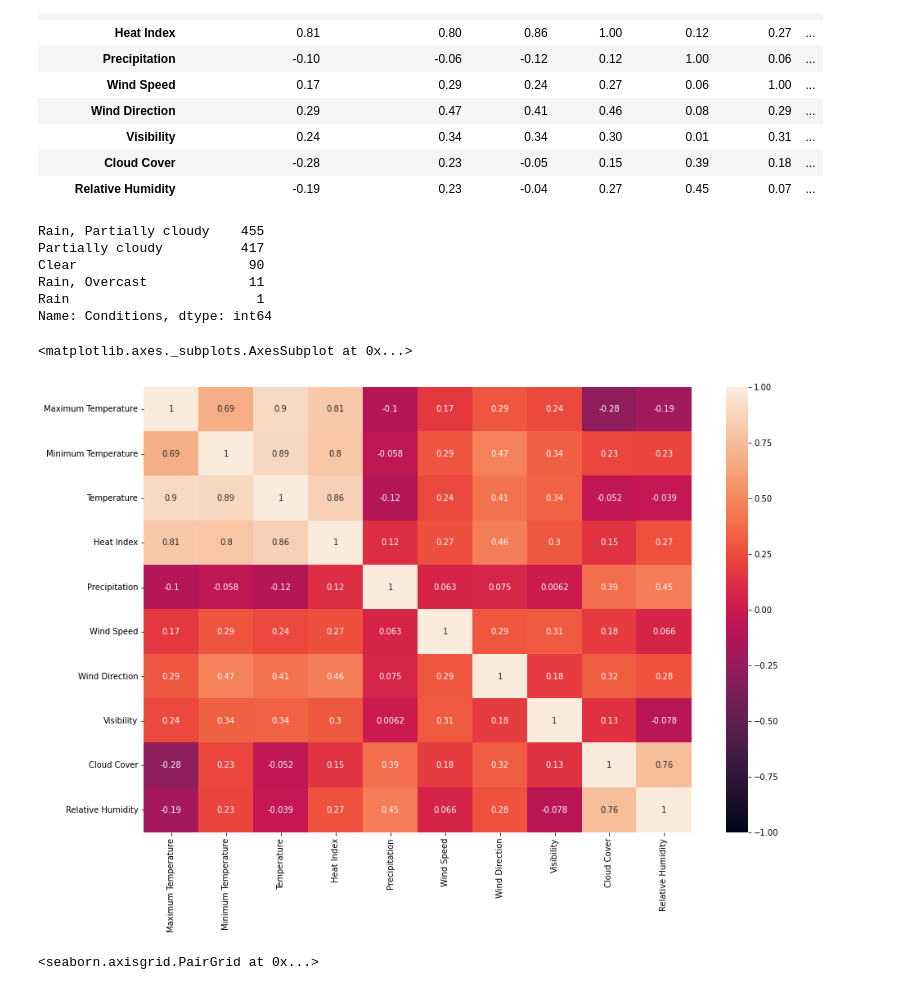
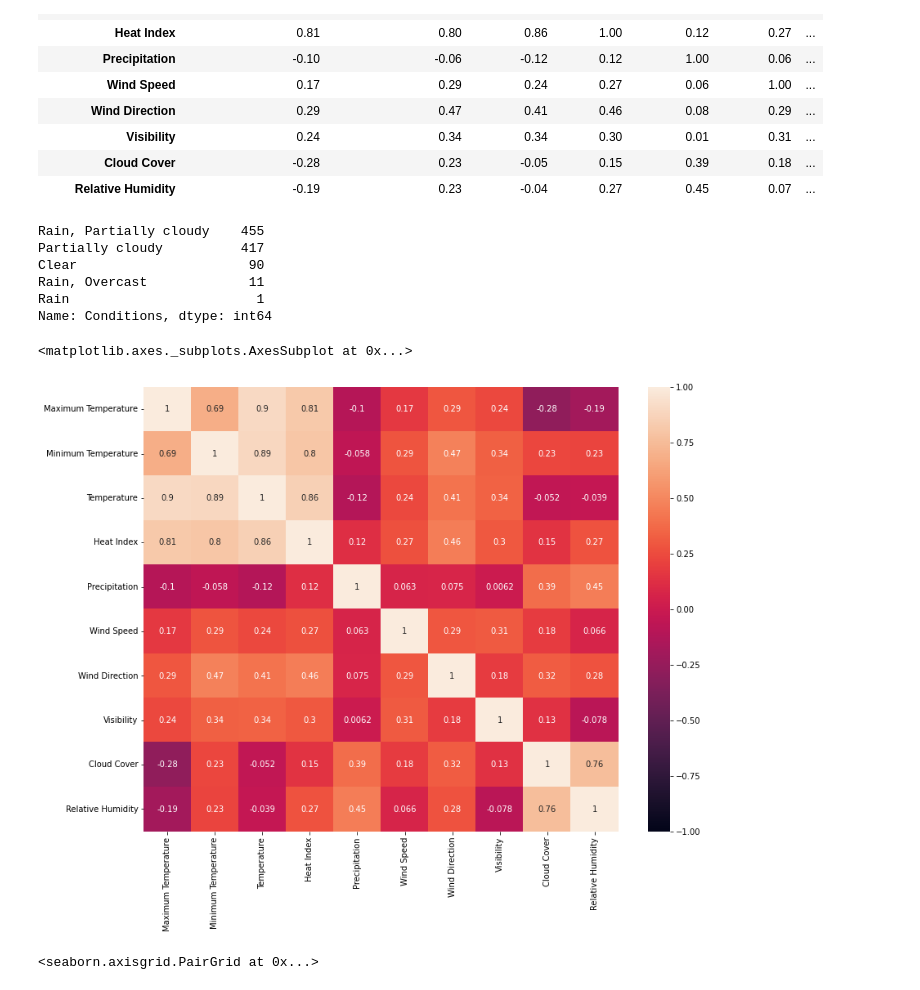
Before and after one commit to thedeenun/Weather-prediction, a Jupyter notebook: Weather_prediction.ipynb, the cells around one changed output. Saved outputs shown, nothing was run; the diff lists cells and outputs as text; code cells hidden in the pictures.

```diff
--- a/Weather_prediction.ipynb
+++ b/Weather_prediction.ipynb
@@ -39,8 +39,8 @@ Mounted at /content/drive
 import numpy as np
 import pandas as pd
 # %%
-dataset = pd.read_csv('/content/drive/MyDrive/Colab Notebooks/Dataset/WeatherHistory_data/WeatherHistory.csv')
-dataset
+df = pd.read_csv('/content/drive/MyDrive/Colab Notebooks/Dataset/WeatherHistory_data/WeatherHistory.csv')
+df
 # %% [output]
 |  | Name | Date time | Maximum Temperature | Minimum Temperature | Temperature | Wind Chill | Heat Index | ... |
 | 0 | Bangkok | 1/1/2019 | 29.4 | 21.2 | 25.3 | NaN | 30.5 | ... |
@@ -113,7 +101,7 @@ Relative Humidity        0
 Conditions               0
 dtype: int64
 # %%
-dataset.drop('Wind Chill', axis=1, inplace=True)
-dataset.drop('Snow', axis=1, inplace=True)
-dataset.drop('Snow Depth', axis=1, inplace=True)
-dataset.drop('Wind Gust', axis=1, inplace=True)
+df.drop('Wind Chill', axis=1, inplace=True) #Drop columns ที่มี missing value
+df.drop('Snow', axis=1, inplace=True)
+df.drop('Snow Depth', axis=1, inplace=True)
+df.drop('Wind Gust', axis=1, inplace=True)
@@ -176,0 +120,2 @@ dataset.tail()
+# %%
+df = df.fillna(round(df['Heat Index'].mean(), 2)) #แทนที่ NaN ด้วยค่า Mean ของ Heat Index
@@ -188,22 +150,22 @@ dataset.corr().round(2)
 | Visibility | 0.24 | 0.34 | 0.34 | 0.30 | 0.01 | 0.31 | ... |
 | Cloud Cover | -0.28 | 0.23 | -0.05 | 0.15 | 0.39 | 0.18 | ... |
 | Relative Humidity | -0.19 | 0.23 | -0.04 | 0.27 | 0.45 | 0.07 | ... |
+# %%
+df['Conditions'].value_counts() #count class label
+# %% [output]
+Rain, Partially cloudy    455
+Partially cloudy          417
+Clear                      90
+Rain, Overcast             11
+Rain                        1
+Name: Conditions, dtype: int64
 # %%
 import matplotlib.pyplot as plt
 import seaborn as sns
-# %%
-dataset['Conditions'].value_counts()
-# %% [output]
-Rain, Partially cloudy    455
-Partially cloudy          417
-Clear                      90
-Rain, Overcast             11
-Rain                        1
-Name: Conditions, dtype: int64
 # %%
-plt.figure(figsize=(15,10))
-sns.heatmap(dataset.corr(), vmin=-1, vmax=1, annot=True)
+plt.figure(figsize=(13,10))
+sns.heatmap(df.corr(), vmin=-1, vmax=1, annot=True)
 # %% [output]
 <matplotlib.axes._subplots.AxesSubplot at 0x...>
-[figure, old version]
+[figure, new version]
 # %%
```
Also changed, not shown: parts of 23 cells of this notebook.
